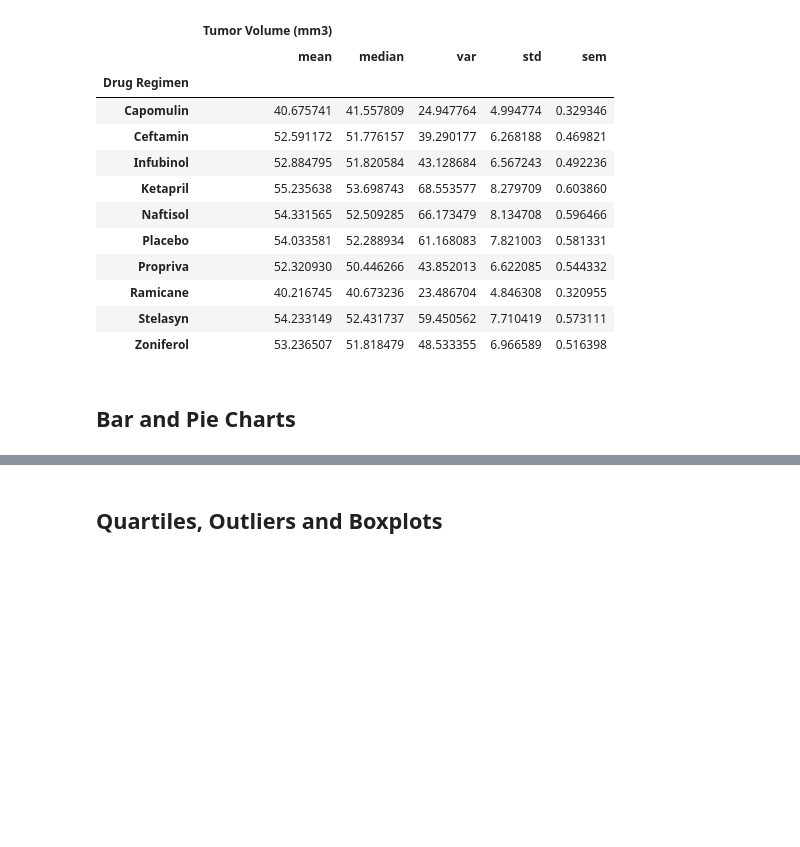
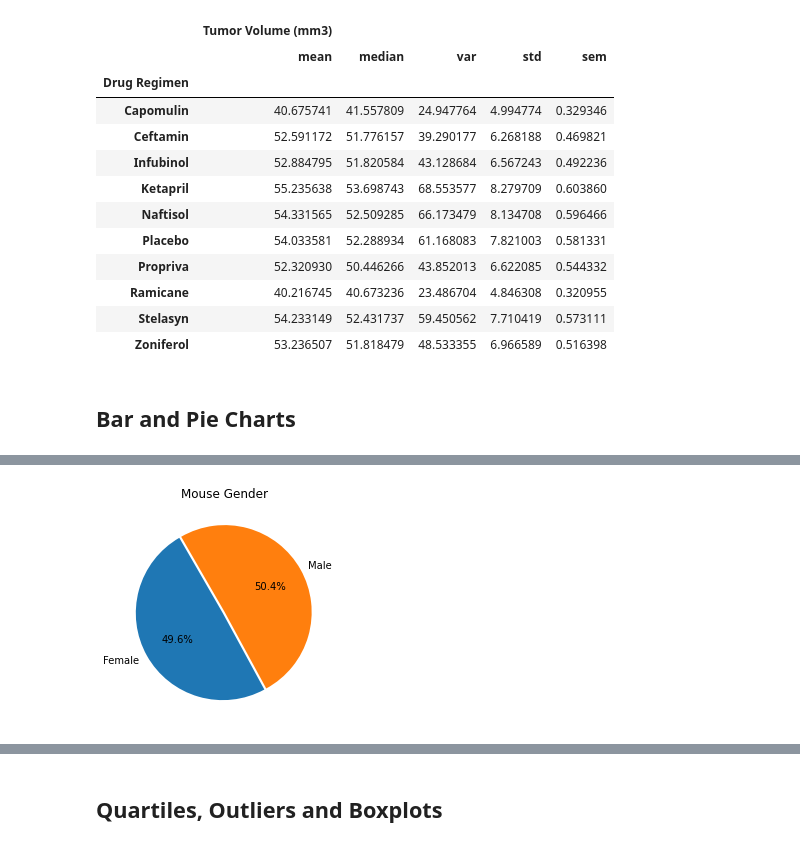
Before and after one commit to jondtran132/matplotlib_challenge, a Jupyter notebook: pymaceuticals_starter.ipynb, the cells around one changed output, grey strips where cells are left out. Saved outputs shown, nothing was run; the diff lists cells and outputs as text; code cells hidden in the pictures; blank space fills up the shorter version.

```diff
--- a/pymaceuticals_starter.ipynb
+++ b/pymaceuticals_starter.ipynb
@@ -145,4 +156,12 @@ tumor_volume_stats
 # %%
 # Generate a pie plot showing the distribution of female versus male mice using pandas
+mouse_metadata[mouse_metadata['Mouse ID'] != m_id[0]].groupby('Sex').count()['Mouse ID'].plot.pie(title='Mouse Gender',
+                                                                                                 startangle=120,
+                                                                                                  autopct='%1.1f%%',
+                                                                                                  explode=[.025,0])
+plt.ylabel('')
+plt.show()
+# %% [output]
+[figure, added]
 # %%
 # Generate a pie plot showing the distribution of female versus male mice using pyplot
```
Also changed, not shown: parts of 3 cells of this notebook.
